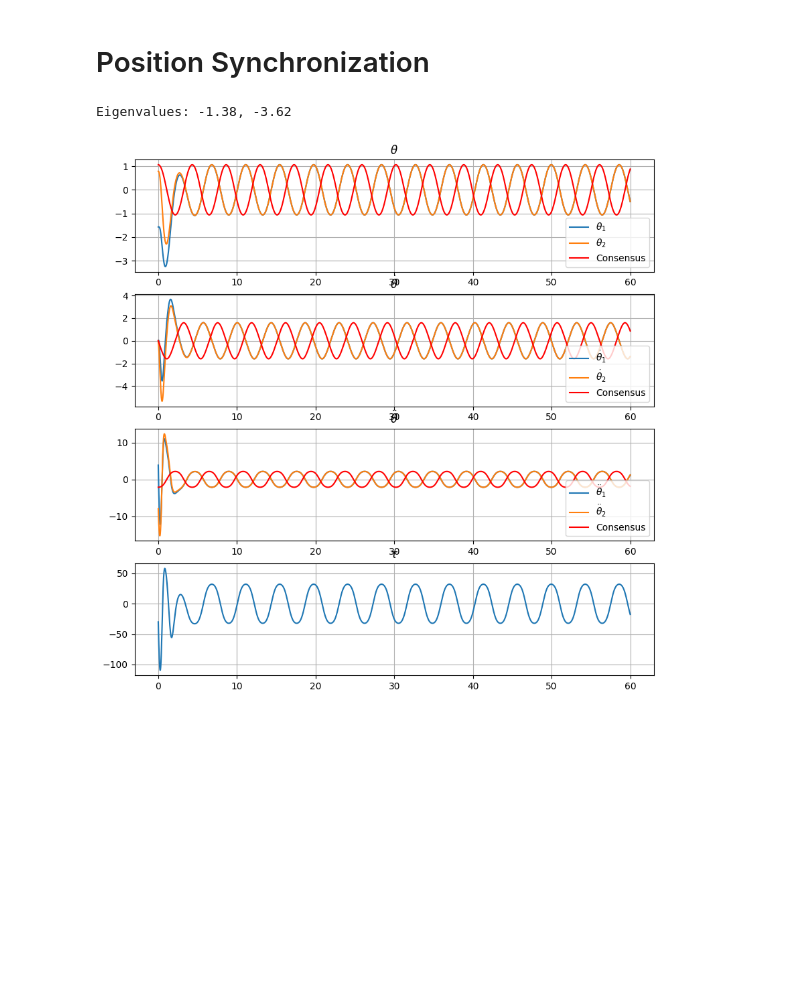
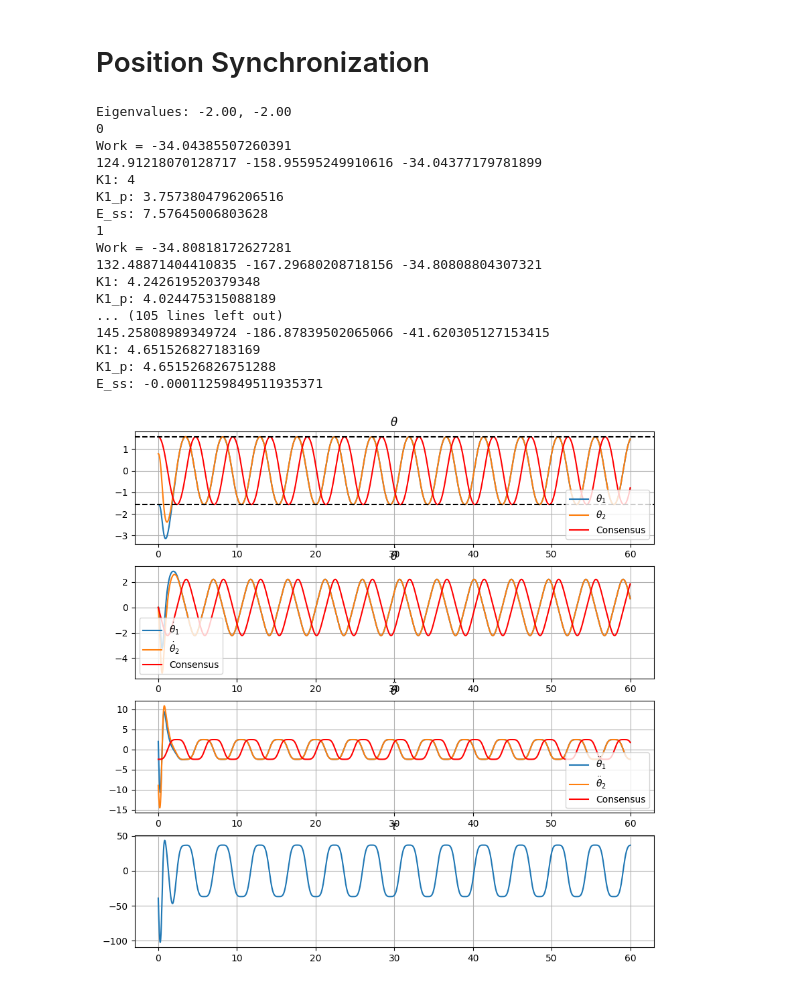
Before and after one commit to jglane/Network-Control, a Jupyter notebook: torque_control.ipynb, the cells around one changed output. Drawn from its saved outputs; the diff is of its cells as text; code cells hidden in the pictures; blank space fills up the shorter version.

```diff
--- a/torque_control.ipynb
+++ b/torque_control.ipynb
@@ -92,8 +92,8 @@ l1 = 1
 l2 = 1.5
 g = 9.81
 
-K1 = 5
-K2 = 5
+K1 = 4#5.495
+K2 = 4
 eigenvalues = np.linalg.eigvals(np.array([[0, 1], [-K1, -K2]]))
 print(f'Eigenvalues: {eigenvalues[0]:.2f}, {eigenvalues[1]:.2f}')
 
@@ -117,33 +117,39 @@ def ode(t, y):
     theta2_ddot = (tau - m2*g*l2*np.sin(theta2)) / (m2*l2**2)
     return [theta1_dot, theta1_ddot, theta2_dot, theta2_ddot]
 
-sol = solve_ivp(ode, [0, tf], [theta1_0, theta1_dot_0, theta2_0, theta2_dot_0], t_eval=t, method='DOP853', rtol=1e-10, atol=1e-10)
-theta1, theta1_dot, theta2, theta2_dot = sol.y
-
-tau = 1/(1/(m1*l1**2)-1/(m2*l2**2))*((-K1*(theta1-theta2) - K2*(theta1_dot-theta2_dot))+g/l1*np.sin(theta1)-g/l2*np.sin(theta2))
-
-# Consensus solution
 alpha = -(m1*l1-m2*l2)*g/(m1*l1**2-m2*l2**2)
-
 def ode_c(t, y):
     x1, x2 = y
     return [x2, alpha*np.sin(x1)]
 
-E1_0 = 1/2*m1*l1**2*theta1_dot_0**2 - m1*g*l1*np.cos(theta1_0) # Initial energy of pendulum 1
-E2_0 = 1/2*m2*l2**2*theta2_dot_0**2 - m2*g*l2*np.cos(theta2_0) # Initial energy of pendulum 2
-W1 = np.sum(tau*theta1_dot*dt) # Work done on pendulum 1
-W2 = np.sum(tau*theta2_dot*dt) # Work done on pendulum 2
-E_ss = W1+E1_0-(W2+E2_0) # Steady state energy
+for i in range(20):
+    sol = solve_ivp(ode, [0, tf], [theta1_0, theta1_dot_0, theta2_0, theta2_dot_0], t_eval=t, method='DOP853', rtol=1e-10, atol=1e-10)
+    theta1, theta1_dot, theta2, theta2_dot = sol.y
+    tau = 1/(1/(m1*l1**2)-1/(m2*l2**2))*((-K1*(theta1-theta2) - K2*(theta1_dot-theta2_dot))+g/l1*np.sin(theta1)-g/l2*np.sin(theta2))
+
+    E1_0 = 1/2*m1*l1**2*theta1_dot_0**2 - m1*g*l1*np.cos(theta1_0) # Initial energy of pendulum 1
+    E2_0 = 1/2*m2*l2**2*theta2_dot_0**2 - m2*g*l2*np.cos(theta2_0) # Initial energy of pendulum 2
+    W1 = np.sum(tau*theta1_dot*dt) # Work done on pendulum 1
+    W2 = np.sum(tau*theta2_dot*dt) # Work done on pendulum 2
+    E_ss = W1+E1_0-(W2+E2_0) # Steady state energy
+
+    print(i)
+    print('Work =', W1-W2)
+    tau_p = 1/(1/(m1*l1**2)-1/(m2*l2**2))*((-K2*(theta1_dot-theta2_dot))+g/l1*np.sin(theta1)-g/l2*np.sin(theta2))
+    coeff = 1/(1/(m1*l1**2)-1/(m2*l2**2))
+    W_K1 = coeff*K1/2*(theta1[0]-theta2[0])**2
+    W_other = np.sum(tau_p*(theta1_dot-theta2_dot)*dt)
+    print(W_K1, W_other, W_K1+W_other)
+    E_ss_d = 0
+    K1_p = (E2_0-E1_0-W_other+E_ss_d)*2/(theta1_0-theta2_0)**2/coeff
+    print('K1:', K1)
+    print('K1_p:', K1_p)
+    print('E_ss:', E_ss)
+    K1 -= K1_p - K1
+
+# Consensus solution
 theta_c_0 = np.arccos(-E_ss/(m1*l1-m2*l2)/g)
 #theta_c_dot_0 = np.sqrt((E_ss+(m1*l1-m2*l2)*g)/(0.5*(m1*l1**2-m2*l2**2)))
-
-#print('Work =', W1-W2)
-#tau_p = 1/(1/(m1*l1**2)-1/(m2*l2**2))*((-K2*(theta1_dot-theta2_dot))+g/l1*np.sin(theta1)-g/l2*np.sin(theta2))
-#coeff = 1/(1/(m1*l1**2)-1/(m2*l2**2))
-#int1 = -1/2*(theta1[0]-theta2[0])**2
-#print(np.sum(tau_p*(theta1_dot-theta2_dot)*dt) + coeff*(-K1*int1))
-#print(np.sum(np.sin(theta1)/l1*theta2_dot*dt + np.sin(theta2)/l2*theta1_dot*dt))
-
 sol = solve_ivp(ode_c, [0, tf], [theta_c_0, 0], t_eval=t, method='DOP853', rtol=1e-10, atol=1e-10)
 theta_c, theta_c_dot = sol.y
 
@@ -153,6 +159,8 @@ plt.subplot(4,1,1)
 plt.plot(t, theta1, label=r'$\theta_1$')
 plt.plot(t, theta2, label=r'$\theta_2$')
 plt.plot(t, theta_c, color='red', label='Consensus')
+plt.axhline(np.pi/2, color='black', linestyle='--')
+plt.axhline(-np.pi/2, color='black', linestyle='--')
 plt.title(r'$\theta$')
 plt.grid()
 plt.legend()
@@ -178,32 +186,48 @@ plt.plot(t, tau)
 plt.title(r'$\tau$')
 plt.grid()
 
 plt.figure(figsize=(10,10))
 plt.plot(theta1, theta1_dot, label='Pendulum 1')
 plt.plot(theta2, theta2_dot, label='Pendulum 2')
 plt.plot(theta_c, theta_c_dot, color='red', label='Consensus')
 plt.xlabel(r'$\theta$')
 plt.ylabel(r'$\dot{\theta}$')
 plt.title('Phase Portrait')
 plt.legend()
 plt.grid()
 
 #term1 = np.cumsum(np.sin(theta1)/l1*theta1_dot*dt + np.sin(theta2)/l2*theta2_dot*dt)
 #term2 = np.cumsum(np.sin(theta1)/l1*theta2_dot*dt + np.sin(theta2)/l2*theta1_dot*dt)
 #plt.figure(figsize=(10,10))
 #plt.plot(t, term1)
 #plt.plot(t, term2)
 #plt.plot(t, -(1/l1+1/l2)*np.cos(theta1))
 #plt.plot(t, np.sin(theta1)/l1*theta2/2+np.sin(theta2)/l2*theta1/2-term2)
 
 #plt.plot(t, -(1/l1+1/l2)*np.cos(theta1)+np.cos(theta1[0])/l1+np.cos(theta2[0])/l2) # analytic term1
 #missing = term2+(1/l1+1/l2)*np.cos(theta1)
 #print('missing:', missing[-1], np.cos(theta1[0])/l2+np.cos(theta2[0])/l1)
 #plt.plot(t, missing)
 #plt.plot(t, term1-term2)
 #plt.axhline(np.cos(theta1[0])/l1+np.cos(theta2[0])/l2-(1/l1+1/l2)*np.cos(theta1[-1]), np.cos(theta1[0])/l2+np.cos(theta2[0])/l1-(1/l1+1/l2)*np.cos(theta1[-1]))
 #print(term1[-1], term2[-1])
 #print(np.cos(theta1[0])/l1+np.cos(theta2[0])/l2-(1/l1+1/l2)*np.cos(theta1[-1]), np.cos(theta1[0])/l2+np.cos(theta2[0])/l1-(1/l1+1/l2)*np.cos(theta1[-1]))
 # %% [output]
-Eigenvalues: -1.38, -3.62
+Eigenvalues: -2.00, -2.00
+0
+Work = -34.04385507260391
+124.91218070128717 -158.95595249910616 -34.04377179781899
+K1: 4
+K1_p: 3.7573804796206516
+E_ss: 7.57645006803628
+1
+Work = -34.80818172627281
+132.48871404410835 -167.29680208718156 -34.80808804307321
+K1: 4.242619520379348
+K1_p: 4.024475315088189
+... (105 lines left out)
+145.25808989349724 -186.87839502065066 -41.620305127153415
+K1: 4.651526827183169
+K1_p: 4.651526826751288
+E_ss: -0.00011259849511935371
-[figure, old version]
+[figure, new version]
```
Also changed, not shown: parts of 1 cell of this notebook, 1 other file.
